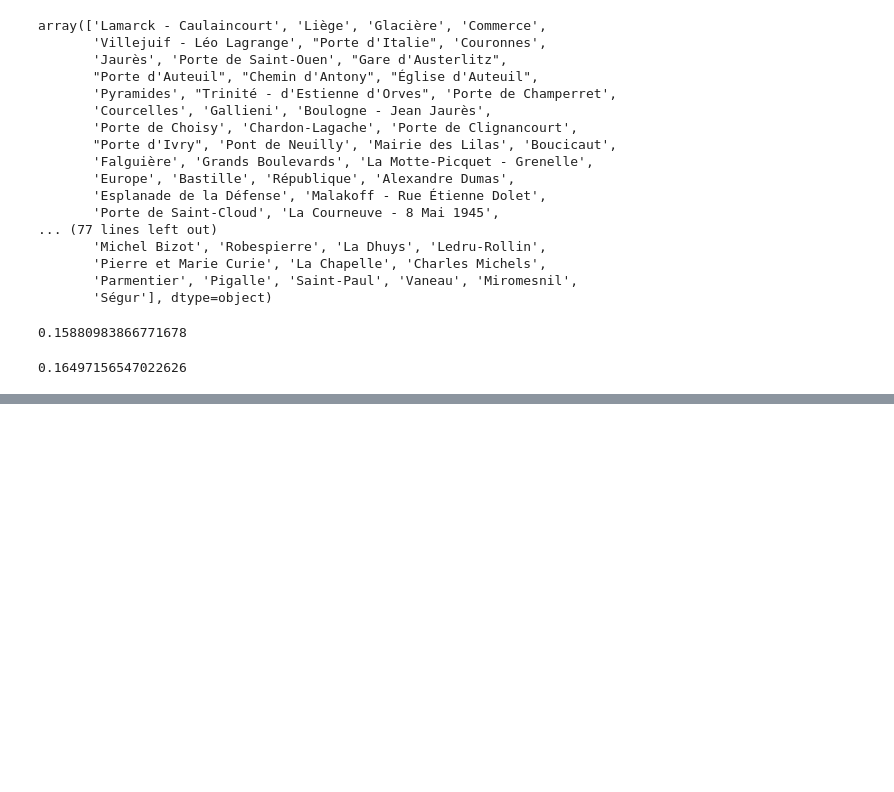
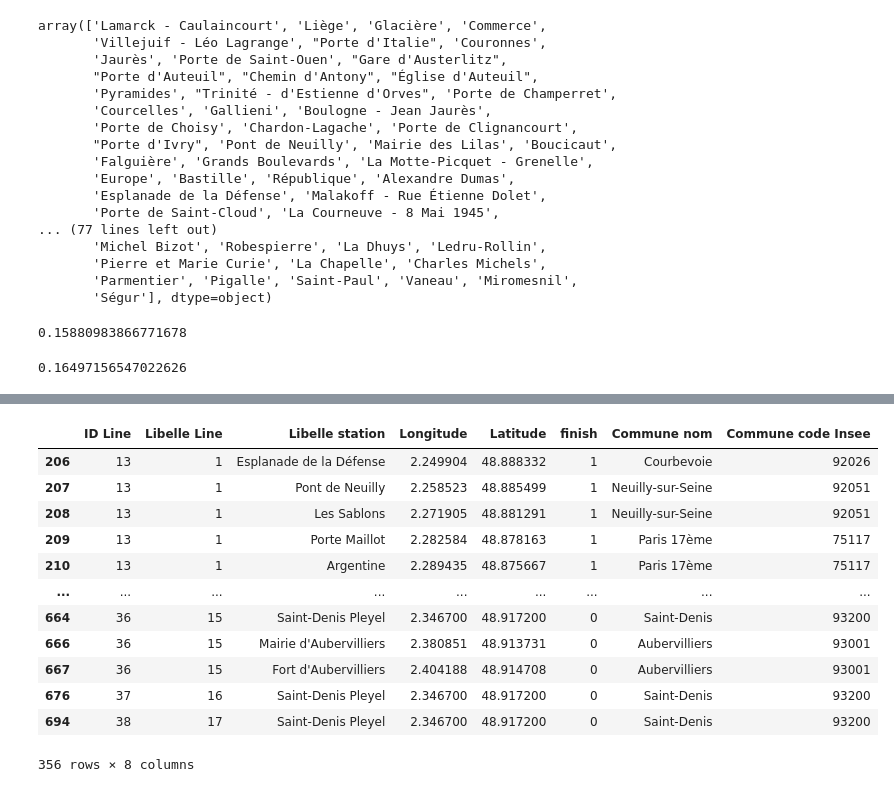
Before and after one commit to floriansilvestre67/metro-paris-analytics, a Jupyter notebook: notebooks/Untitled.ipynb, the cells around one changed output, grey strips where cells are left out. Saved outputs shown, nothing was run; the diff lists cells and outputs as text; code cells hidden in the pictures; blank space fills up the shorter version.

```diff
--- a/notebooks/Untitled.ipynb
+++ b/notebooks/Untitled.ipynb
@@ -186,0 +350,24 @@ df_Anthony.shape[0]/df_data.shape[0]*100
+# %%
+
+
+# 2. Filtrage correct avec le symbole &
+df_data_cible = df_data_metro[
+    (df_data_metro["Libelle station"].isin(liste_stations)) &
+    (df_data_metro["Commune nom"].isin(liste_communes))
+]
+# %%
+df_data_cible
+# %% [output]
+|  | ID Line | Libelle Line | Libelle station | Longitude | Latitude | finish | Commune nom | Commune code Insee |
+| 206 | 13 | 1 | Esplanade de la Défense | 2.249904 | 48.888332 | 1 | Courbevoie | 92026 |
+| 207 | 13 | 1 | Pont de Neuilly | 2.258523 | 48.885499 | 1 | Neuilly-sur-Seine | 92051 |
+| 208 | 13 | 1 | Les Sablons | 2.271905 | 48.881291 | 1 | Neuilly-sur-Seine | 92051 |
+| 209 | 13 | 1 | Porte Maillot | 2.282584 | 48.878163 | 1 | Paris 17ème | 75117 |
+| 210 | 13 | 1 | Argentine | 2.289435 | 48.875667 | 1 | Paris 17ème | 75117 |
+| ... | ... | ... | ... | ... | ... | ... | ... | ... |
+| 664 | 36 | 15 | Saint-Denis Pleyel | 2.346700 | 48.917200 | 0 | Saint-Denis | 93200 |
+| 666 | 36 | 15 | Mairie d'Aubervilliers | 2.380851 | 48.913731 | 0 | Aubervilliers | 93001 |
+| 667 | 36 | 15 | Fort d'Aubervilliers | 2.404188 | 48.914708 | 0 | Aubervilliers | 93001 |
+| 676 | 37 | 16 | Saint-Denis Pleyel | 2.346700 | 48.917200 | 0 | Saint-Denis | 93200 |
+| 694 | 38 | 17 | Saint-Denis Pleyel | 2.346700 | 48.917200 | 0 | Saint-Denis | 93200 |
+356 rows × 8 columns
```
Also changed, not shown: parts of 12 cells of this notebook, 2 other files.
